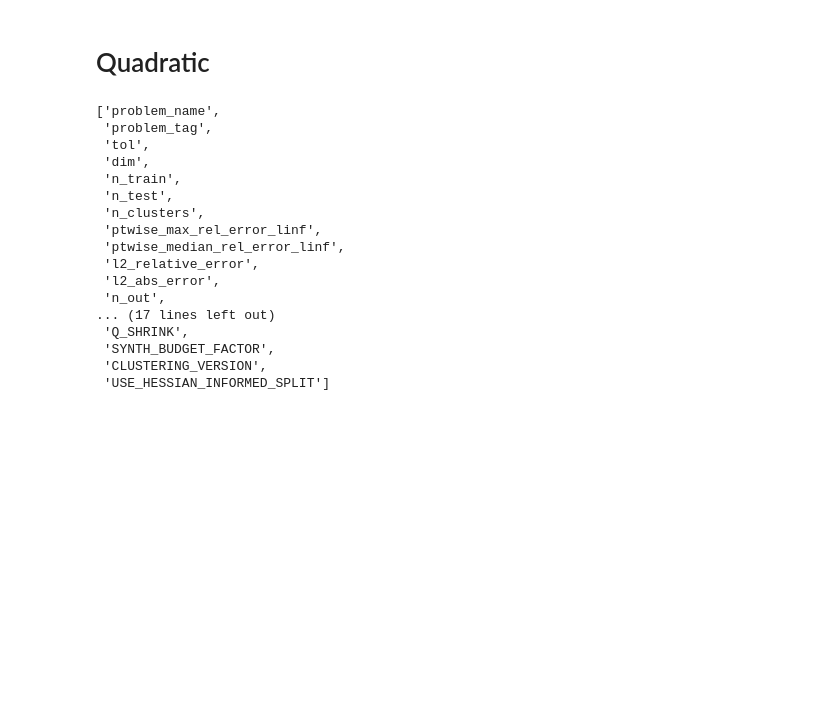
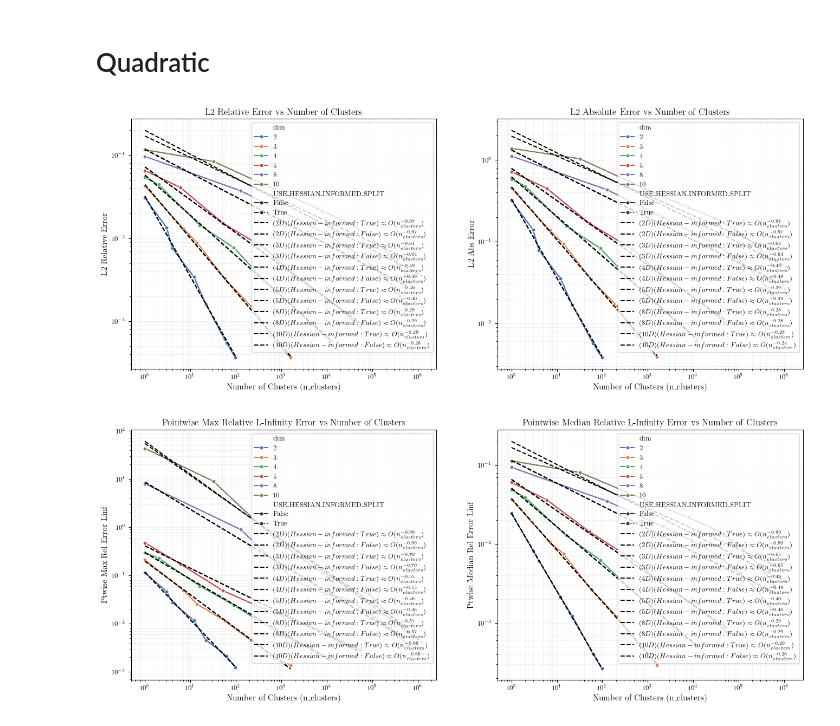
Before and after one commit to ut-padas/affini, a Jupyter notebook: ics26_quadratic_eda.ipynb, the cells around one changed output. Saved outputs shown, nothing was run; the diff lists cells and outputs as text; code cells hidden in the pictures; blank space fills up the shorter version.

```diff
--- a/ics26_quadratic_eda.ipynb
+++ b/ics26_quadratic_eda.ipynb
@@ -43,23 +43,3 @@ quadratic_dir = ICS26_DIR / "quadratic_v1_hessian_informed_split_experiments"
 csv_path = quadratic_dir / "summary.csv"
 
 df_q = pd.read_csv(csv_path)
-# %%
-list(df_q.columns)
-# %% [output]
-['problem_name',
- 'problem_tag',
- 'tol',
- 'dim',
- 'n_train',
- 'n_test',
- 'n_clusters',
- 'ptwise_max_rel_error_linf',
- 'ptwise_median_rel_error_linf',
- 'l2_relative_error',
- 'l2_abs_error',
- 'n_out',
-... (17 lines left out)
- 'Q_SHRINK',
- 'SYNTH_BUDGET_FACTOR',
- 'CLUSTERING_VERSION',
- 'USE_HESSIAN_INFORMED_SPLIT']
@@ -66,3 +115,22 @@ list(df_q.columns)
+# %%
+plot_error_with_log_log_fit(
+    df_q,
+    "l2_relative_error",
+    "l2_abs_error",
+    "L2 Relative Error vs Number of Clusters",
+    "L2 Absolute Error vs Number of Clusters",
+)
+
+plot_error_with_log_log_fit(
+    df_q,
+    "ptwise_max_rel_error_linf",
+    "ptwise_median_rel_error_linf",
+    "Pointwise Max Relative L-Infinity Error vs Number of Clusters",
+    "Pointwise Median Relative L-Infinity Error vs Number of Clusters",
+)
+# %% [output]
+[figure, added]
+[figure, added]
 # %%
 plt.figure(figsize=(16, 6))
 plt.subplot(1, 2, 1)
```
Also changed, not shown: parts of 4 cells of this notebook, 1 other file.
